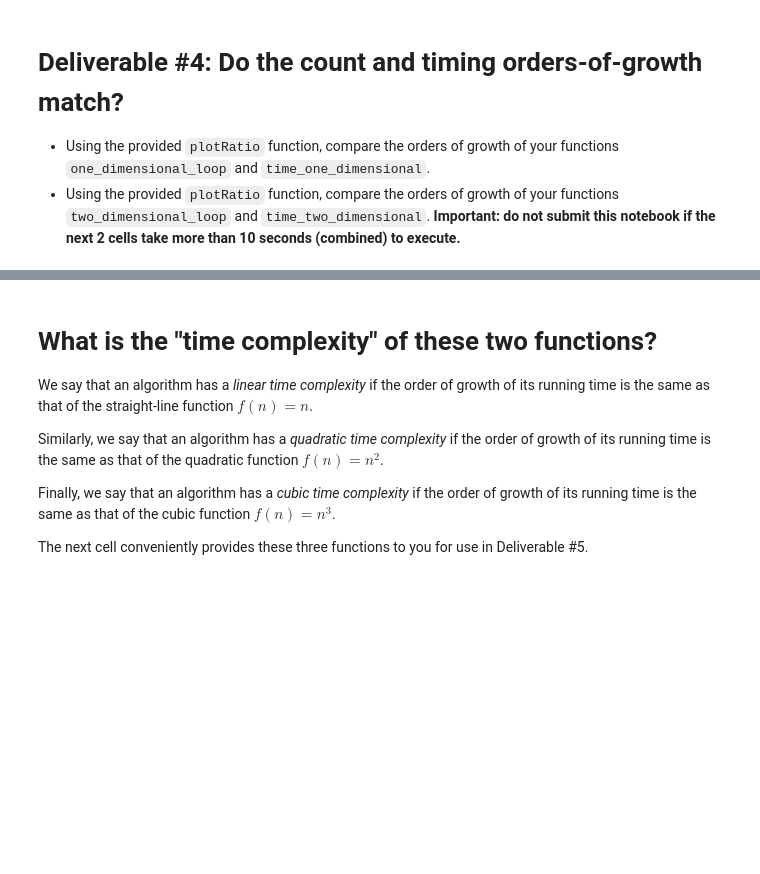
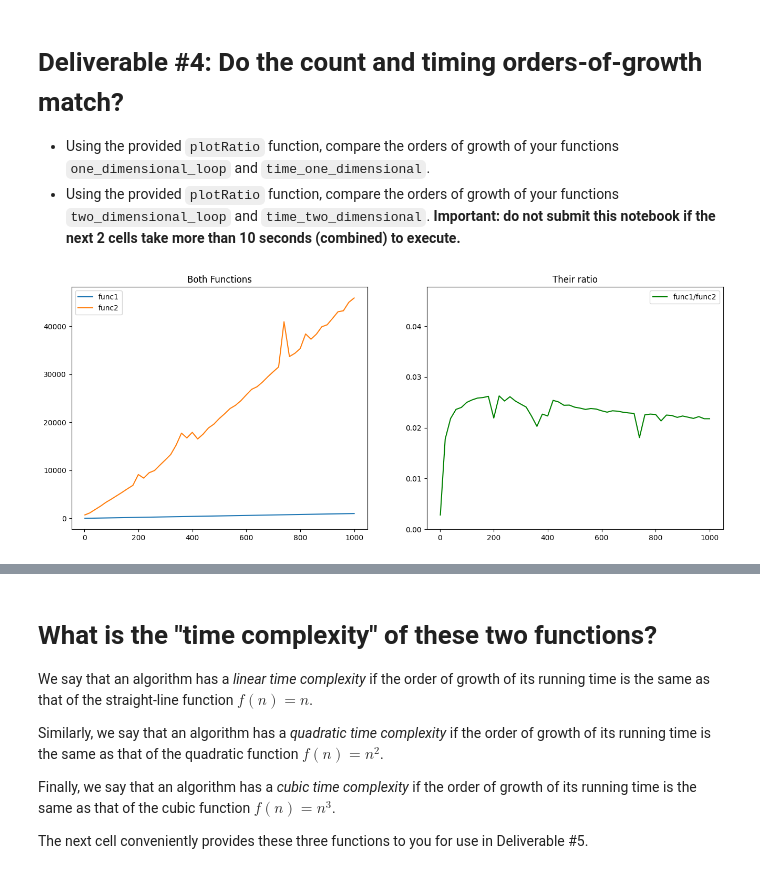
Before and after one commit to Bikatr7/CS2150ClassCode, a Jupyter notebook: projects/4/Bilyeu_Project4.ipynb, the cells around one changed output, grey strips where cells are left out. Cells and saved outputs as stored; diff of their text form; code cells hidden in the pictures; blank space fills up the shorter version.

```diff
--- a/projects/4/Bilyeu_Project4.ipynb
+++ b/projects/4/Bilyeu_Project4.ipynb
@@ -112,8 +112,11 @@ Implement the following psuedocode as the function `one_dimensional_loop(n)` in
 3. Increment `count` by 1.
 4. Return `count`.
 # %%
-def one_dimensional_loop(n) :  # complete to satisfy the instructions and implement the pseudocode
-    return 0
+def one_dimensional_loop(n):
+    count = 0
+    for _ in range(n):
+        count += 1
+    return count
 
 expectEqual(one_dimensional_loop(520),520)
 expectEqual(one_dimensional_loop(45654),45654)
@@ -169,11 +170,17 @@ The next code cell has 2 function shells in it and several `print` statements re
 
 NOTE: since the execution time of these functions depend both on your implementation and on your system, we cannot provide assertion tests for these. However, in the printouts, you should expect the `Ratio:` to be *in the vicinity of 100* for both. That is, most of the time you run these, you should get something bigger than 50 and less than 200.
 # %%
-def time_one_dimensional(n) : # complete to satisfy the instructions
-    return 1
+def time_one_dimensional(n):
+    start_time = time.perf_counter_ns()
+    one_dimensional_loop(n)
+    end_time = time.perf_counter_ns()
+    return end_time - start_time
 
-def time_two_dimensional(n) : # complete to satisfy the instructions
-    return 1
+def time_two_dimensional(n):
+    start_time = time.perf_counter_ns()
+    two_dimensional_loop(n)
+    end_time = time.perf_counter_ns()
+    return end_time - start_time
 
 ### Don't modify the following code; we use it to verify that you've implemented things correctly:
 one_dim_time10000 = time_one_dimensional(10000)
@@ -206,0 +210,4 @@ Ratio:                                              1
+# %%
+plotRatio(one_dimensional_loop, time_one_dimensional, 1000)
+# %% [output]
+[figure, added]
```
Also changed, not shown: parts of 14 cells of this notebook.
